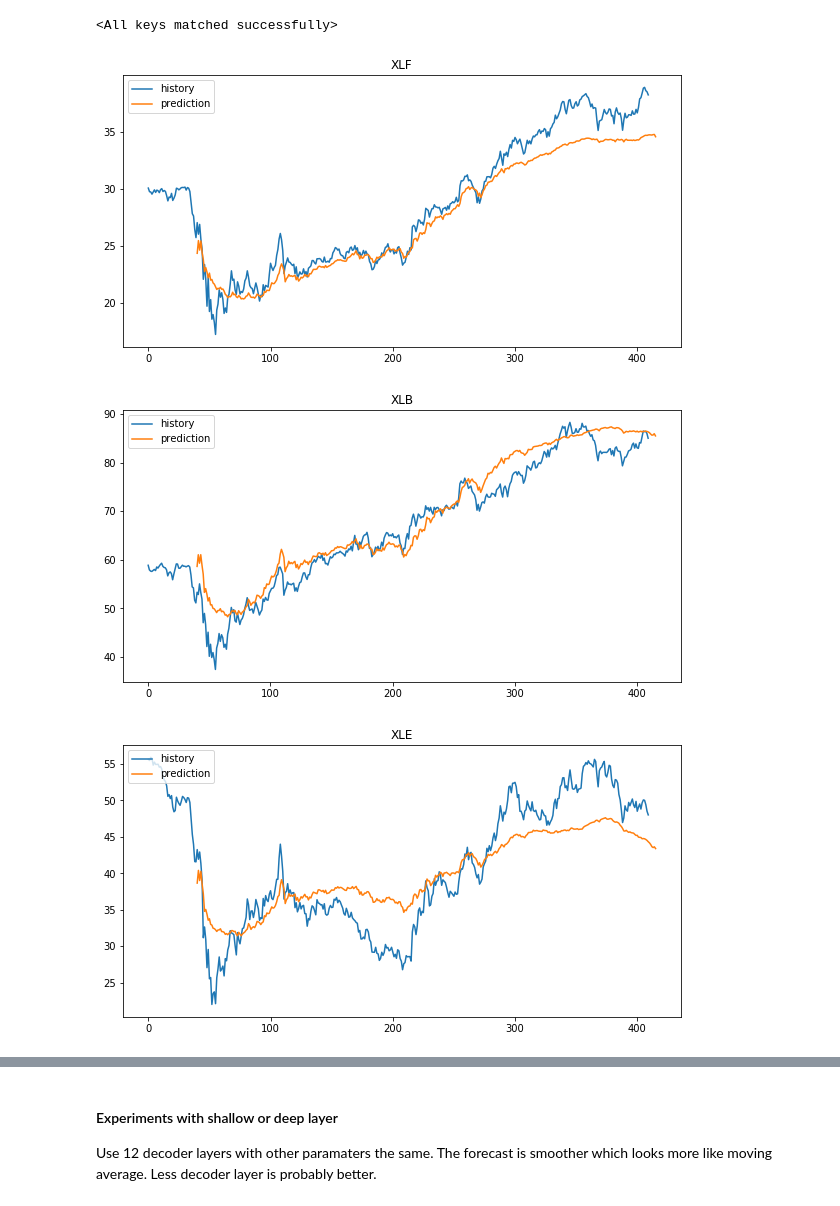
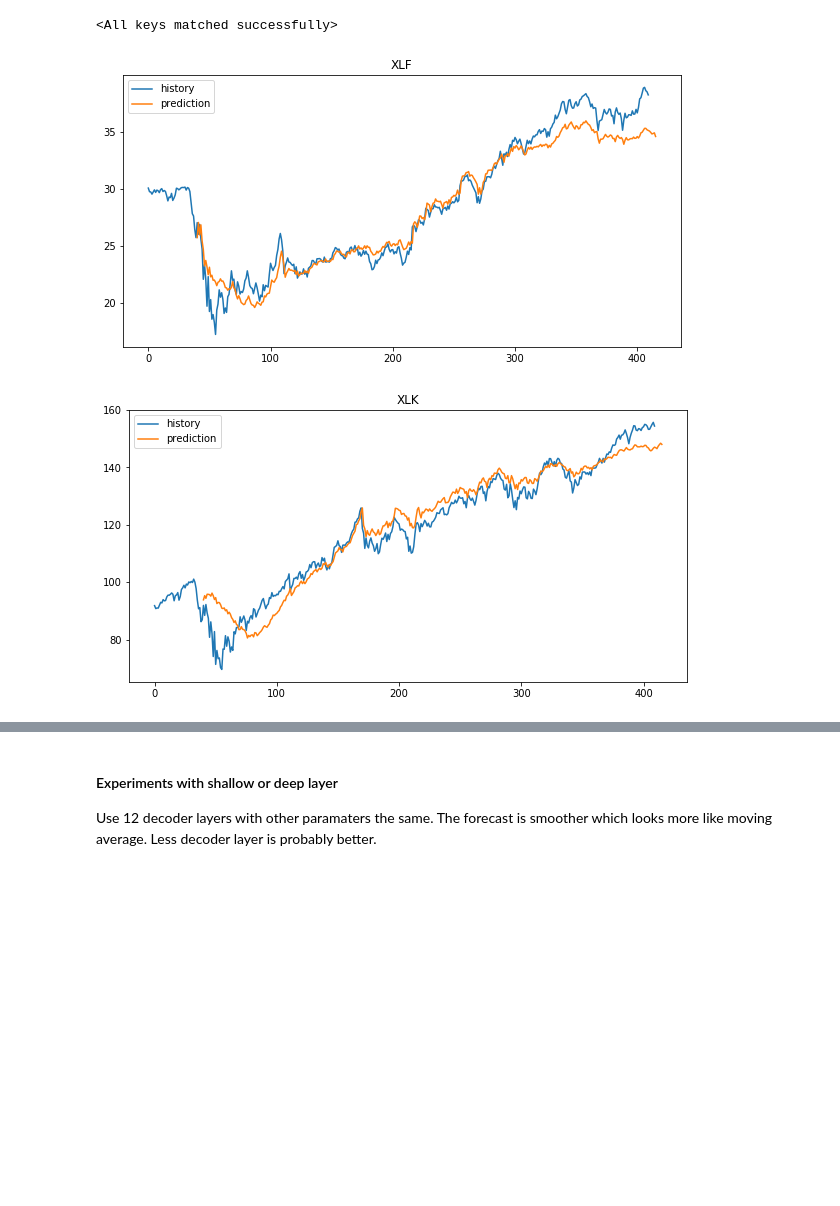
Before and after one commit to davefang1030/ts-transformer, a Jupyter notebook: ts-transformer.ipynb, the cells around one changed output, grey strips where cells are left out. Drawn from its saved outputs; the diff is of its cells as text; code cells hidden in the pictures; blank space fills up the shorter version.

Commit message:
bug fix in plots

```diff
--- a/ts-transformer.ipynb
+++ b/ts-transformer.ipynb
@@ -47,7 +47,8 @@ def forecast_and_plot(model, dataset, split, src_cols, tgt_cols, args):
     for i in range(len(tgt_cols)):
         plt.figure(figsize=(10, 5))
         plt.title(tgt_cols[i])
-        plt.plot(x_source_transformed[:, i], label='history')
+        if tgt_cols[i] in src_cols:
+            plt.plot(x_source_transformed[:, src_cols.index(tgt_cols[i])], label='history')
         plt.plot(pred_transformed[:, i], label='prediction')
         plt.legend(loc="upper left")
 
@@ -94,8 +95,8 @@ Expanded filepaths:
         model_storage/stock/transform_ts_model.pth
 Using CUDA: True
 # %%
-src_cols = ['XLF', 'XLB', 'XLE', 'XLK']
-tgt_cols = ['XLF', 'XLB', 'XLE', 'XLK']
+src_cols = ['XLF', 'XLB', 'XLE', 'XLK', 'XLP', 'XLU', 'XLV', 'XLY']
+tgt_cols = ['XLF', 'XLK']
 
 df = pd.read_csv(args.dataset_csv)
 dataset = StockDataset(df,
@@ -146,8 +147,7 @@ model.load_state_dict(torch.load(args.model_state_file))
 # %% [output]
 <All keys matched successfully>
 # %%
-x_source_test, pred_test, _, _ = forecast_and_plot(model, dataset, 'test', src_cols, tgt_cols, args)
+x_source_test, pred_test, x_source_test_pre, pred_test_pre = forecast_and_plot(model, dataset, 'test', src_cols, tgt_cols, args)
 # %% [output]
-[figure, old version]
+[figure, new version]
-[figure, old version]
+[figure, new version]
-[figure, removed]
```
Also changed, not shown: parts of 7 cells of this notebook.
